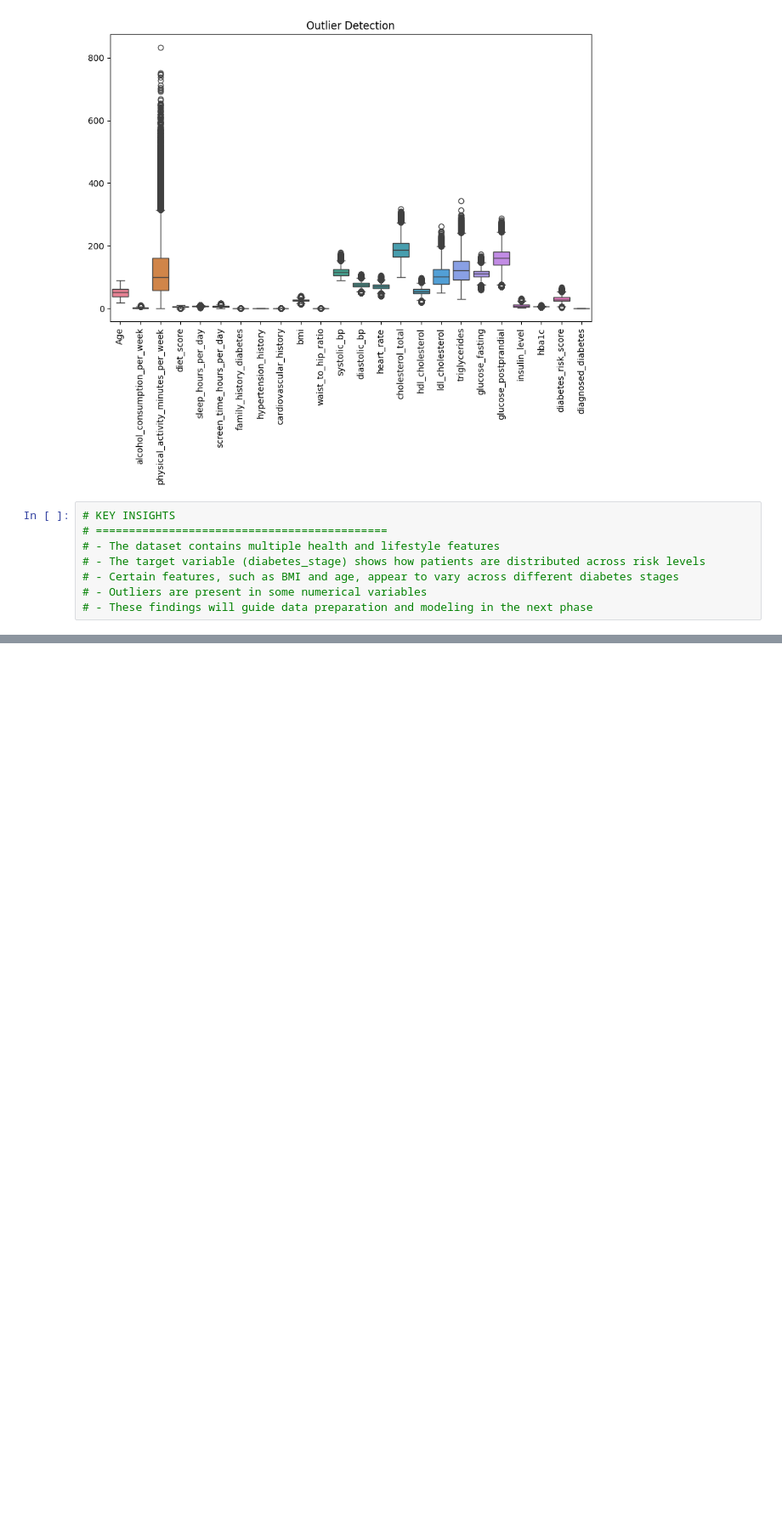
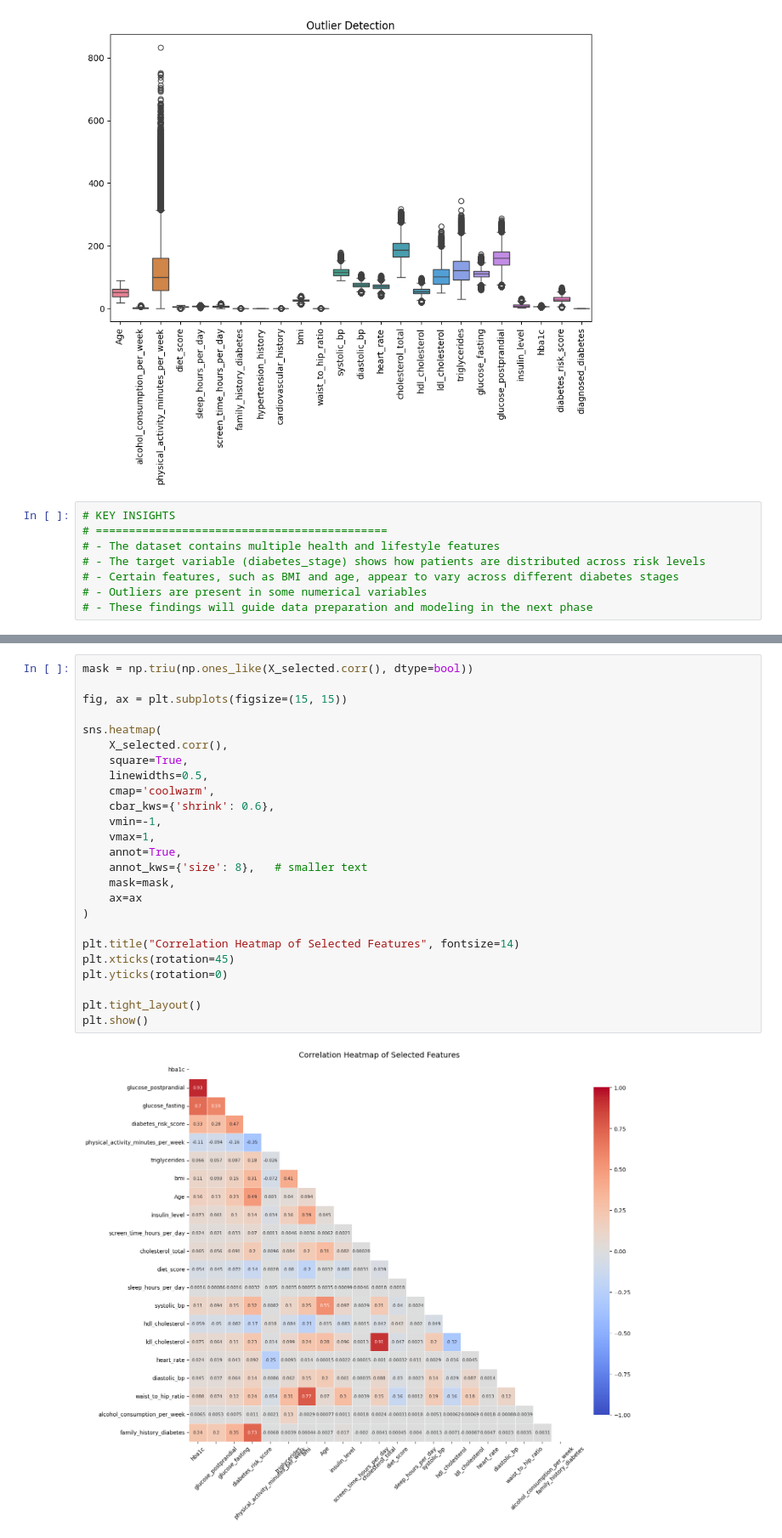
Before and after one commit to daneetjie/BC_Analytics, a Jupyter notebook: Data Understanding.ipynb, the cells around one changed output, grey strips where cells are left out. Shown at 85% size. Saved outputs shown, nothing was run; the diff lists cells and outputs as text; blank space fills up the shorter version.

```diff
--- a/Data Understanding.ipynb
+++ b/Data Understanding.ipynb
@@ -192,0 +406,27 @@ plt.show()
+# %%
+mask = np.triu(np.ones_like(X_selected.corr(), dtype=bool))
+
+fig, ax = plt.subplots(figsize=(15, 15))
+
+sns.heatmap(
+    X_selected.corr(),
+    square=True,
+    linewidths=0.5,
+    cmap='coolwarm',
+    cbar_kws={'shrink': 0.6},
+    vmin=-1,
+    vmax=1,
+    annot=True,
+    annot_kws={'size': 8},   # smaller text
+    mask=mask,
+    ax=ax
+)
+
+plt.title("Correlation Heatmap of Selected Features", fontsize=14)
+plt.xticks(rotation=45)
+plt.yticks(rotation=0)
+
+plt.tight_layout()
+plt.show()
+# %% [output]
+[figure, added]
```
Also changed, not shown: parts of 14 cells of this notebook.
